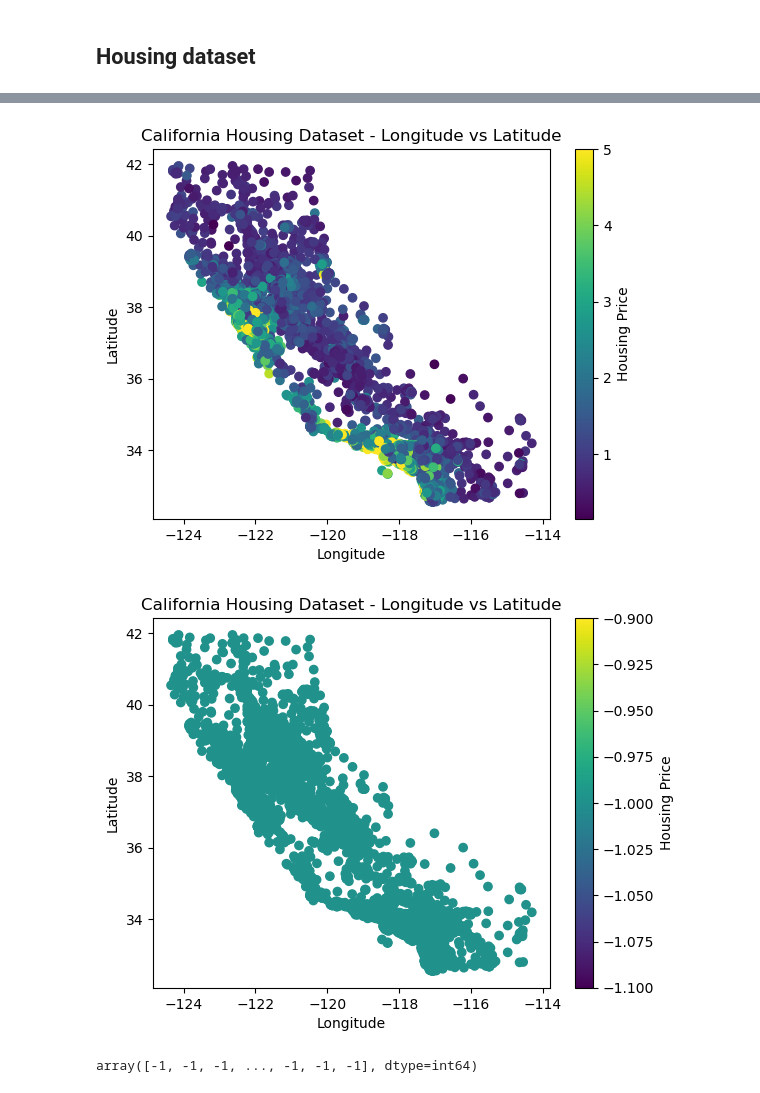
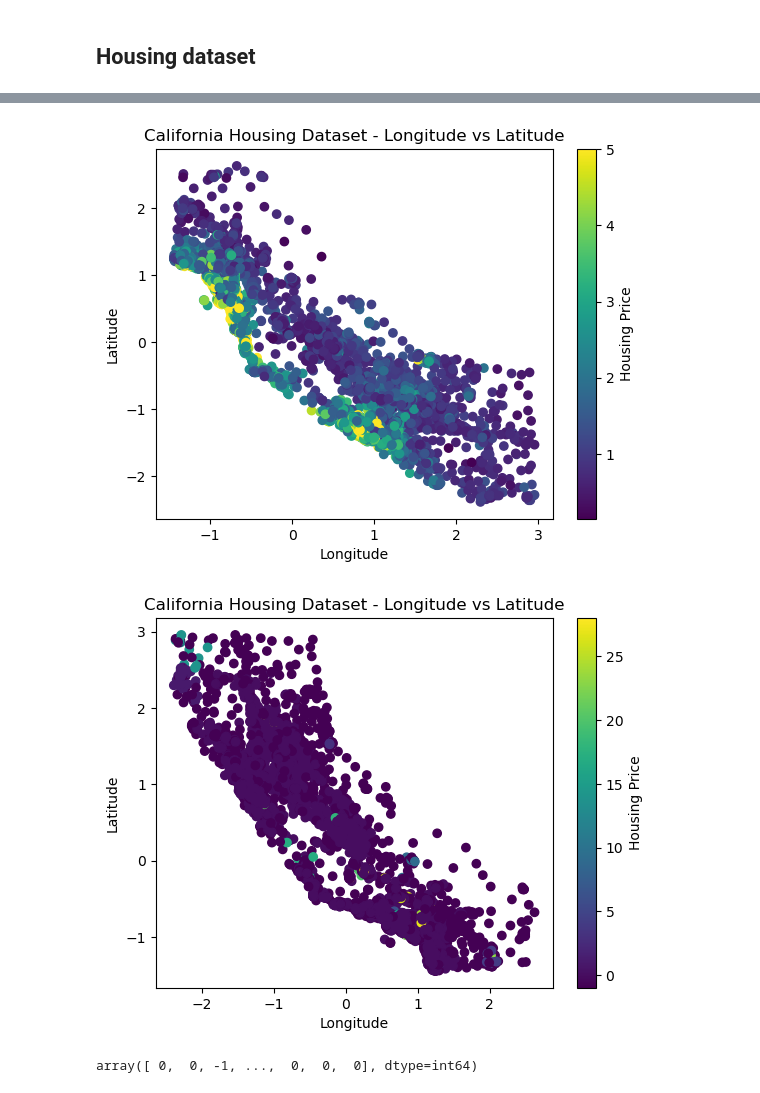
Before and after one commit to twahih/DM5230, a Jupyter notebook: HWK3/Problem3.ipynb, the cells around one changed output, grey strips where cells are left out. Cells and saved outputs as stored; diff of their text form; code cells hidden in the pictures.

```diff
--- a/HWK3/Problem3.ipynb
+++ b/HWK3/Problem3.ipynb
@@ -361,17 +362,19 @@ fig.show()
 # %%
 from sklearn.datasets import fetch_california_housing
 from sklearn.model_selection import train_test_split
+from sklearn.preprocessing import StandardScaler
+
+
+# Create a StandardScaler object
+scaler = StandardScaler()
 
 # Load the California housing dataset
 california = fetch_california_housing()
 
 # Create a DataFrame from the data and target variables
 df = pd.DataFrame(california.data, columns=california.feature_names)
-df['target'] = california.target
+y = california.target
 
-# Split the data into training and test datasets
-X = df.drop('target', axis=1)
-y = df['target']
-X_train, X_test, y_train, y_test = train_test_split(X, y, test_size=0.2, random_state=42)
-
-X_train.head()
+# Normalize the DataFrame
+normalized_df = pd.DataFrame(scaler.fit_transform(df), columns=df.columns)
+X_train, X_test, y_train, y_test = train_test_split(normalized_df, y, test_size=0.2, random_state=42)
@@ -385,15 +390,15 @@ X_train.head()
 # %%
 import matplotlib.pyplot as plt
 
 # Plot longitude and latitude
-plt.scatter(X_train['Longitude'], X_train['Latitude'], c=y_train)
+plt.scatter(X_train['Latitude'], X_train['Longitude'], c=y_train)
 plt.xlabel('Longitude')
 plt.ylabel('Latitude')
 plt.title('California Housing Dataset - Longitude vs Latitude')
 plt.colorbar(label='Housing Price')
 plt.show()
 # %% [output]
-[figure, old version]
+[figure, new version]
 # %%
 dbscan_medel = DBSCAN().fit(X_train)
 # %%
@@ -405,11 +410,11 @@ plt.title('California Housing Dataset - Longitude vs Latitude')
 plt.colorbar(label='Housing Price')
 plt.show()
 # %% [output]
-[figure, old version]
+[figure, new version]
 # %%
 dbscan_medel.labels_
 # %% [output]
-array([-1, -1, -1, ..., -1, -1, -1], dtype=int64)
+array([ 0,  0, -1, ...,  0,  0,  0], dtype=int64)
 # %%
 # Find epsilon and minimum number of components on Fashion dataset pca
 best_dict = get_scores_and_labels(combinations,X_train)
```
Also changed, not shown: parts of 7 cells of this notebook.
